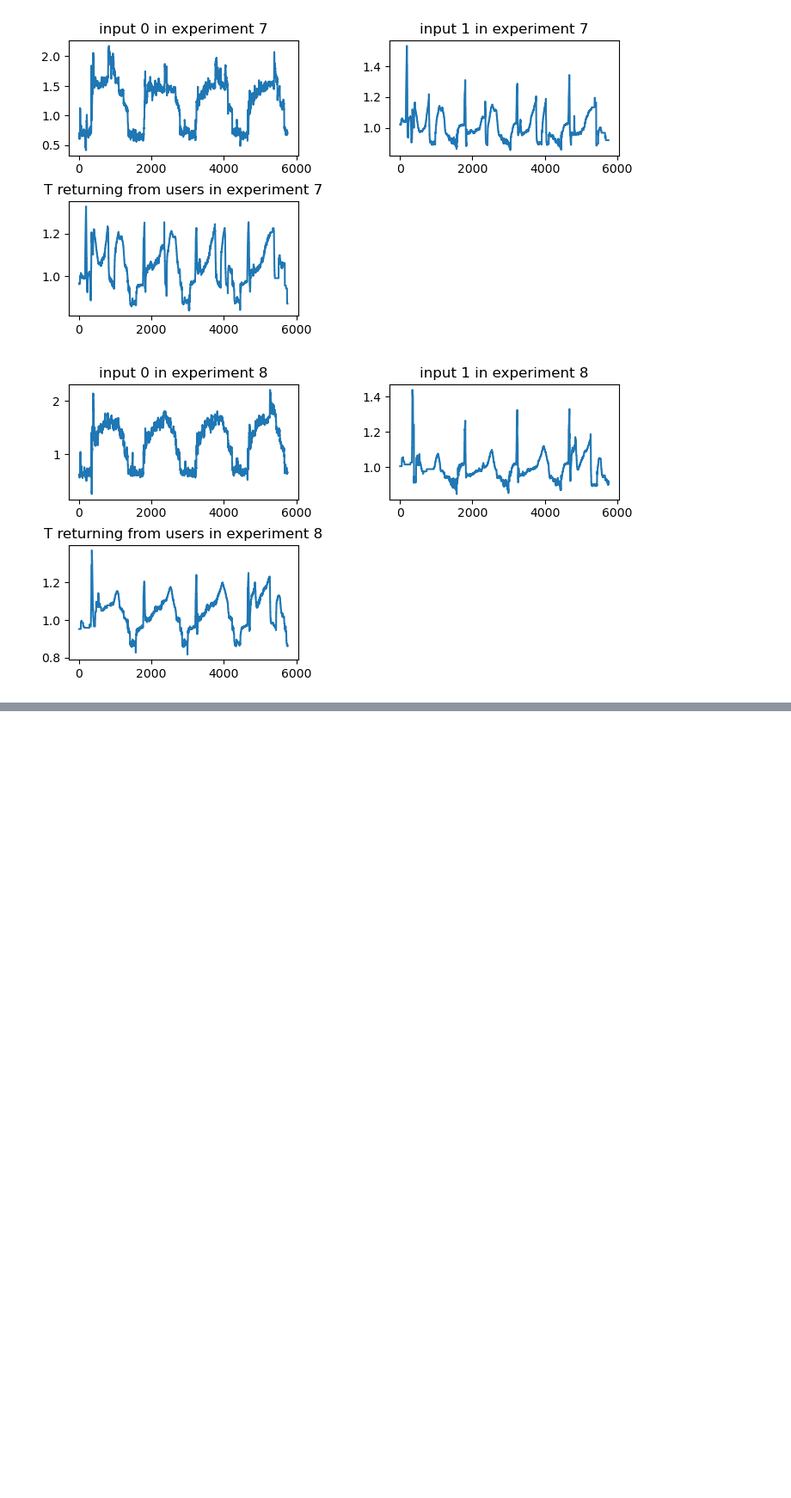
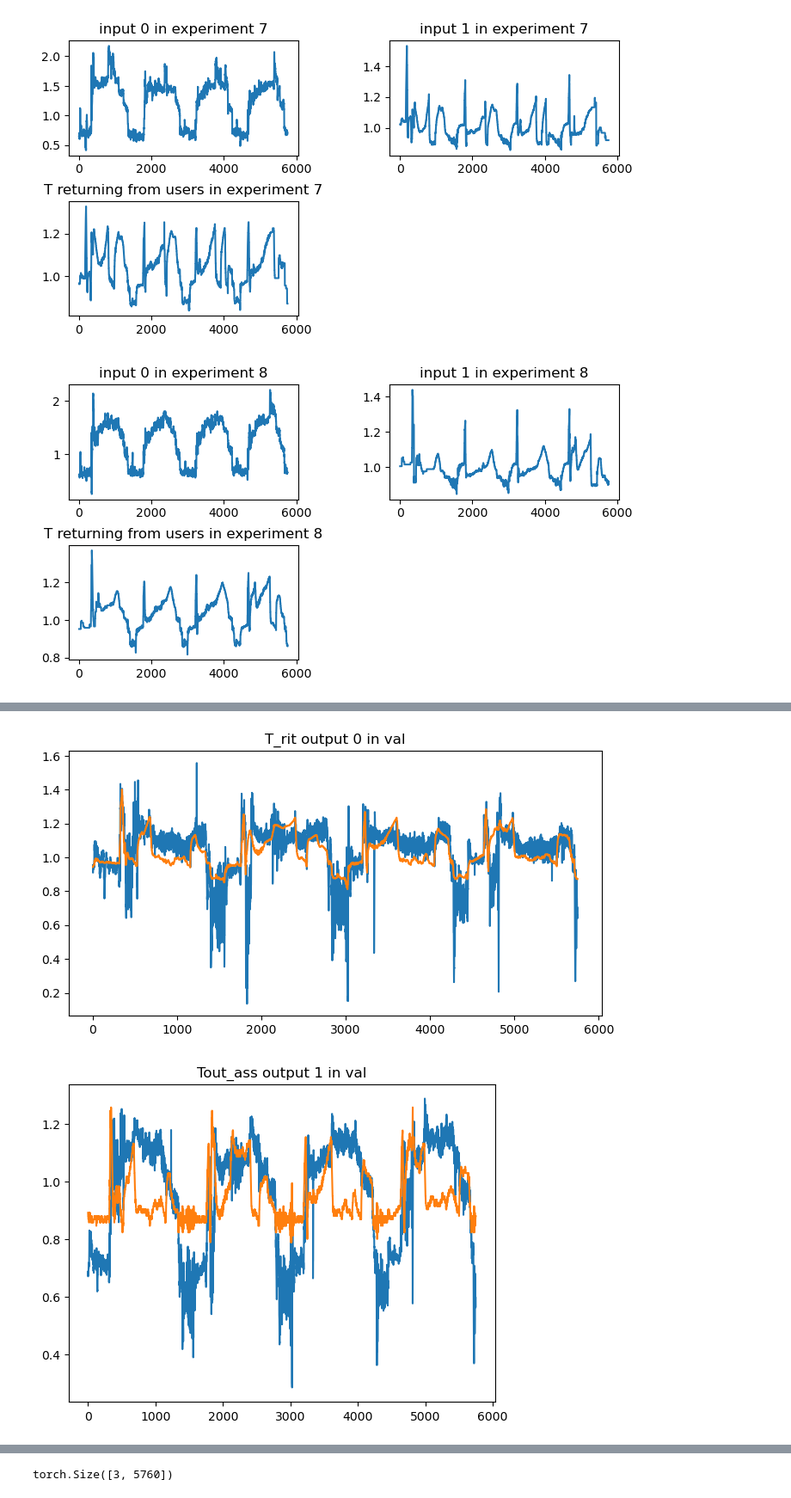
Before and after one commit to adepinel/SysID_RNN_modif, a Jupyter notebook: ECC-Distributed_Git/ECC-Distributed_Git/test_processing.ipynb, the cells around one changed output, grey strips where cells are left out. Shown at 86% size. Drawn from its saved outputs; the diff is of its cells as text; code cells hidden in the pictures; blank space fills up the shorter version.

```diff
--- a/ECC-Distributed_Git/ECC-Distributed_Git/test_processing.ipynb
+++ b/ECC-Distributed_Git/ECC-Distributed_Git/test_processing.ipynb
@@ -478,0 +509,33 @@ KeyboardInterrupt:
+# %%
+#initialize the model
+ny = 1
+nd = 2
+
+
+
+# Perform validation
+with torch.no_grad():
+    validation_loss = 0
+    xi = []
+    yval = torch.cat((torch.from_numpy(Trit_v[0,:]).float().to(device).unsqueeze(1),
+                    torch.from_numpy(Toutass_v[0,:]).float().to(device).unsqueeze(1),
+                    torch.from_numpy(Toutchill_v[0,:]).float().to(device).unsqueeze(1)), dim=1)
+    yval = yval.T
+    yRENm_val = torch.randn(3, t_end, device=device, dtype=torch.float)
+    yRENm_val[0, :] = yval[0, :]
+
+    for j in range(N):
+        xi.append(torch.randn(RENsys.r[j].n, device=device, dtype=torch.float))
+    dval = torch.cat((torch.from_numpy(Q_users_v[0,:]).float().to(device).unsqueeze(1),
+                    torch.from_numpy(Q_abs_v[0,:]).float().to(device).unsqueeze(1),
+                    torch.from_numpy(IO_chillers_v[0,:]).float().to(device).unsqueeze(1)), dim=1)
+    dval = dval.T
+    xi = torch.cat(xi)
+
+    for t in range(1, t_end):
+        yRENm_val[:, t], xi = RENsys(t, dval[:, t - 1], xi)
+
+    validation_loss += MSE(yRENm_val[:, 0:yRENm_val.size(1)], yval[:, 0:t_end + 1])
+
+    validation_loss = validation_loss
+    print(f"Validation Loss: {validation_loss}")
@@ -478,0 +605,13 @@ KeyboardInterrupt:
+# %%
+mean = [Trit_mean, Toutass_mean, Toutchill_mean]
+out_title = ["T_rit", "Tout_ass", "Toutchill"]
+plt.figure(figsize=(4 * 2, 4))
+for out in range(3):
+    plt.plot(mean[out]*yRENm_val[out, 10:t_end].detach().numpy(), label=f'REN val output {out}')
+    plt.plot(mean[out]*yval[out, 10:t_end].detach().numpy(), label='y val')
+    plt.title(f"{out_title[out]} output {out} in val")
+    plt.show()
+print(yRENm_val.shape)
+# %% [output]
+[figure, added]
+[figure, added]
@@ -478,0 +619 @@ KeyboardInterrupt:
+torch.Size([3, 5760])
```
Also changed, not shown: parts of 8 cells of this notebook, 41 other files.
